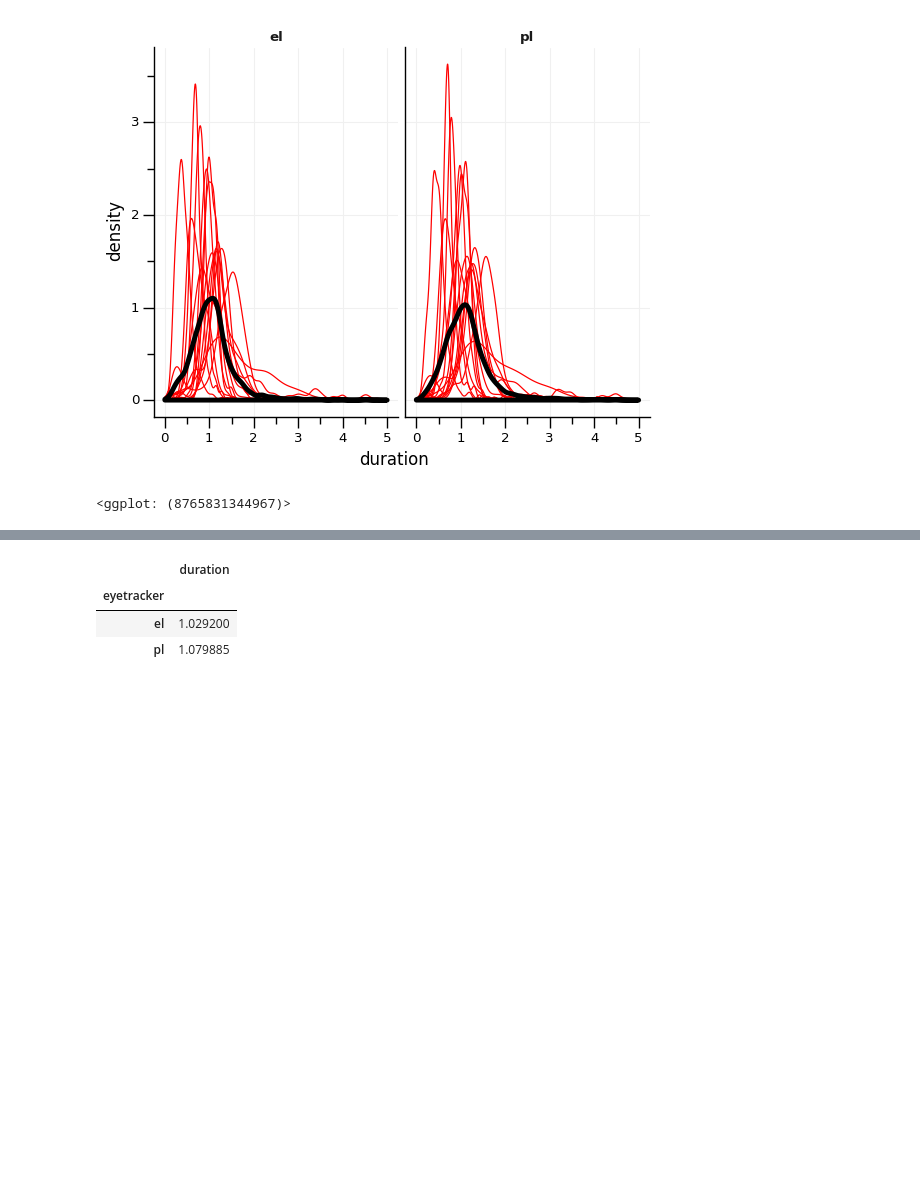
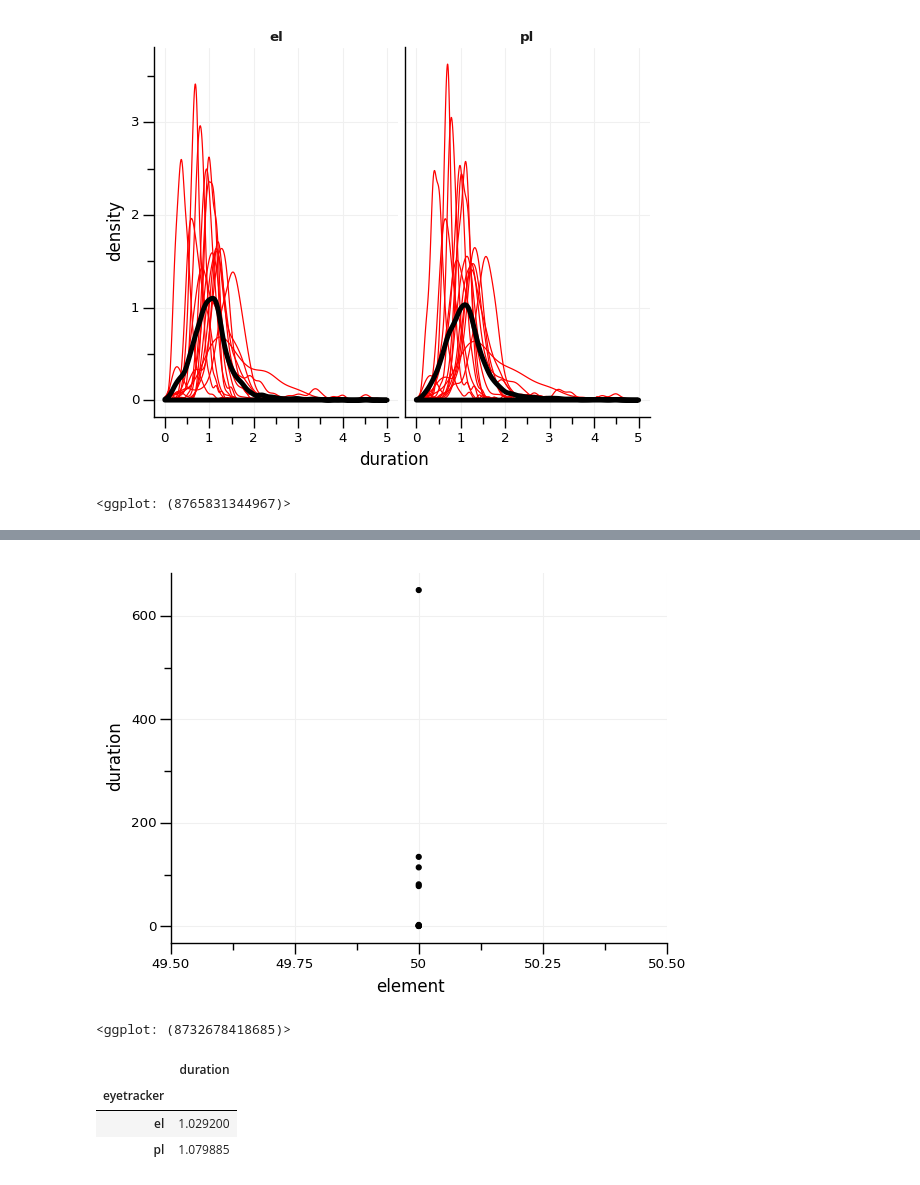
Before and after one commit to behinger/etcomp, a Jupyter notebook: code/be_main.ipynb, the cells around one changed output, grey strips where cells are left out. Saved outputs shown, nothing was run; the diff lists cells and outputs as text; code cells hidden in the pictures; blank space fills up the shorter version.

```diff
--- a/code/be_main.ipynb
+++ b/code/be_main.ipynb
@@ -322,3 +399,8 @@ ggplot(diff_large_grid_df,aes(x="duration"))+geom_density(aes(group='subject'),a
+# %%
+ggplot(raw_large_grid_df.query("element=='50'&subject=='VP1'"),aes(x='element',y='duration'))+geom_point()
+# %% [output]
+[figure, added]
+<ggplot: (8732678418685)>
 # %%
 raw_large_grid_df.groupby(["subject","eyetracker"],as_index=False).duration.agg("median").groupby("eyetracker").agg("mean")
 # %% [output]
```
Also changed, not shown: parts of 10 cells of this notebook.
